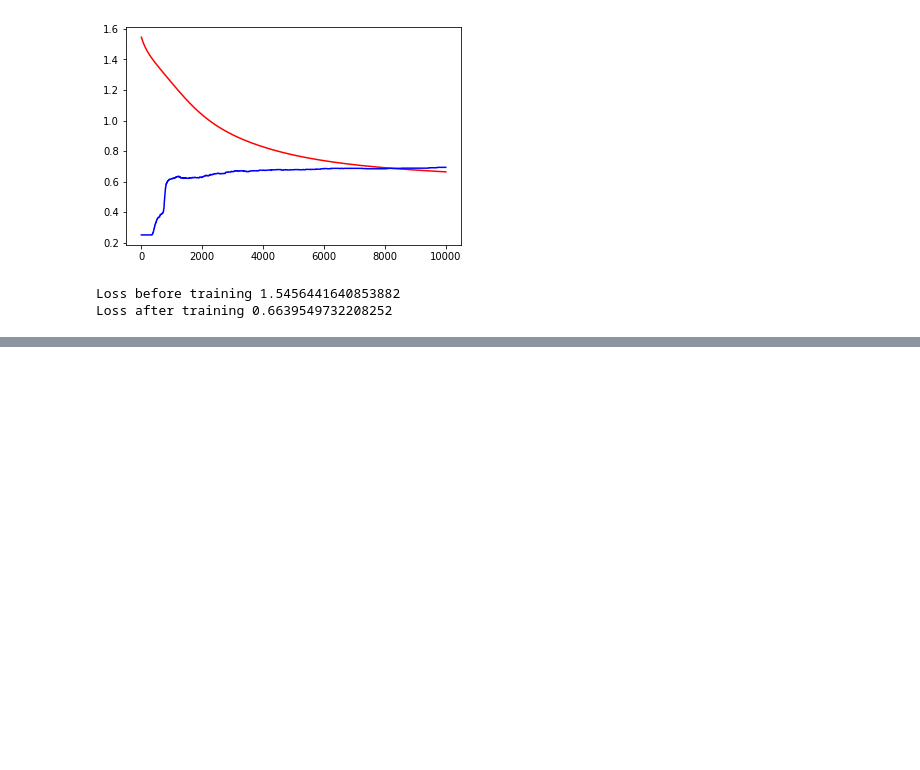
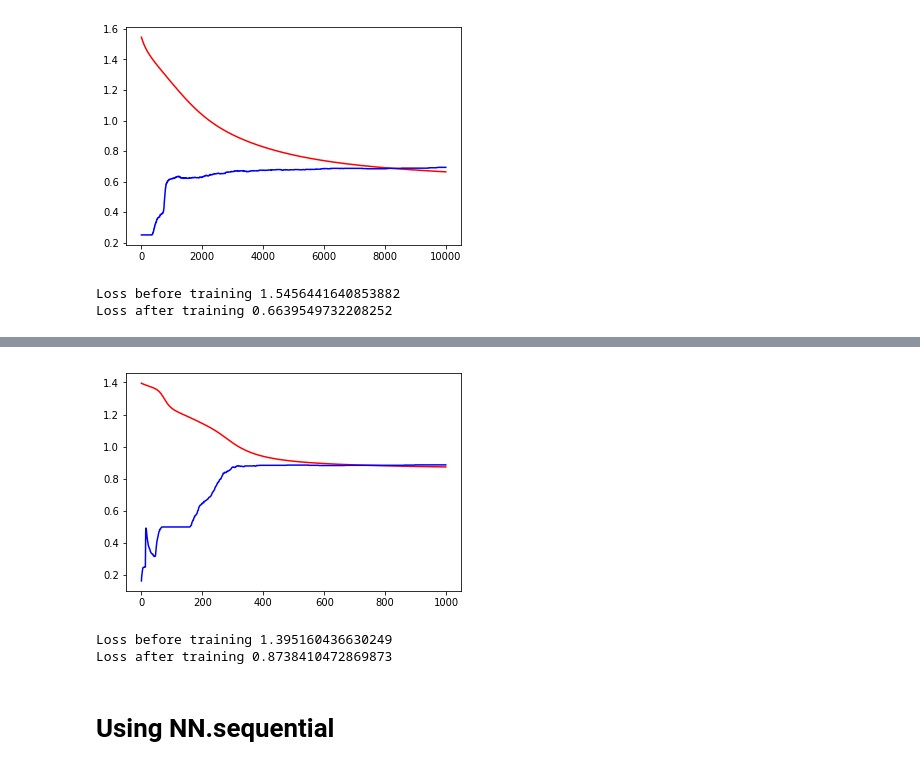
Before and after one commit to Musu1/Deep-Learning, a Jupyter notebook: FFNetworkWithPyTorch.ipynb, the cells around one changed output, grey strips where cells are left out. Cells and saved outputs as stored; diff of their text form; code cells hidden in the pictures; blank space fills up the shorter version.

```diff
--- a/FFNetworkWithPyTorch.ipynb
+++ b/FFNetworkWithPyTorch.ipynb
@@ -154,0 +293,35 @@ Loss after training 0.6639549732208252
+# %%
+# In this we can use different optimizers like SGD(stochastic gradient descent) ,nestrov etc
+# Also here instead of updating the weights manually and setting them to zero we just optim.step andoptim.zero_grad fxns
+
+def fit_v1(epochs=1000,learning_rate=1):
+
+  loss_arr = []
+  acc_arr = []
+
+  opt=optim.SGD(fn.parameters(),lr=learning_rate)
+
+  for epoch in range(epochs):
+    y_hat=fn(X_train) # fn is defined below it will call the forward fxn from First_network class
+    loss=F.cross_entropy(y_hat,Y_train)
+    loss.backward()
+    loss_arr.append(loss.item())
+    acc_arr.append(accuracy(y_hat,Y_train))
+
+    opt.step()
+    opt.zero_grad()
+
+  plt.plot(loss_arr,'-r')
+  plt.plot(acc_arr,'-b')
+  plt.show()
+  print('Loss before training',loss_arr[0])
+  print('Loss after training',loss_arr[-1])
+# %%
+fn=FirstNetwork_v1()
+fit_v1()
+# %% [output]
+[figure, added]
+Loss before training 1.395160436630249
+Loss after training 0.8738410472869873
+# %% [markdown]
+# Using NN.sequential
```
Also changed, not shown: parts of 20 cells of this notebook.
